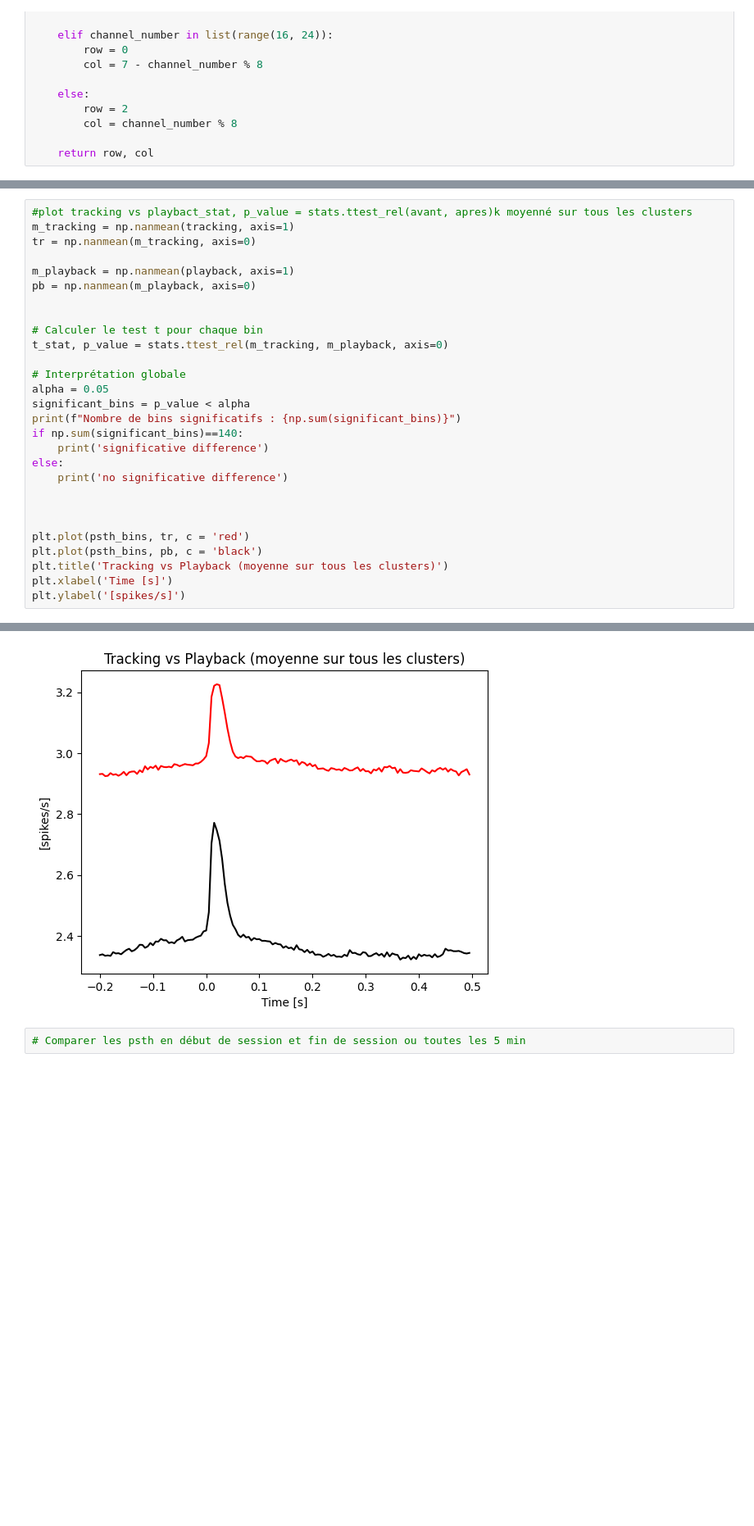
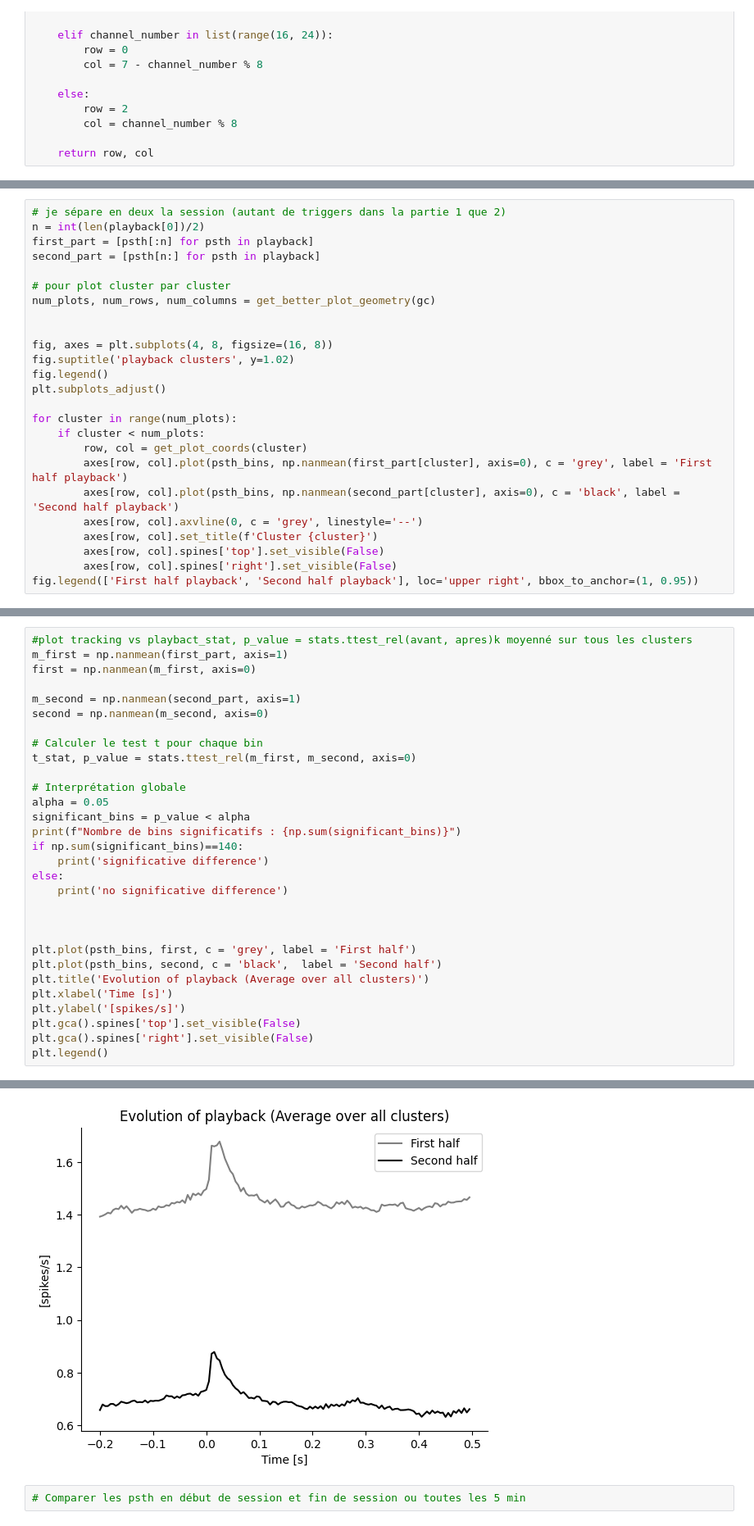
Before and after one commit to felicielevinton/analysebingobike, a Jupyter notebook: analyse_draft.ipynb, the cells around one changed output, grey strips where cells are left out. Shown at 82% size. Saved outputs shown, nothing was run; the diff lists cells and outputs as text; blank space fills up the shorter version.

```diff
--- a/analyse_draft.ipynb
+++ b/analyse_draft.ipynb
@@ -86,0 +86,25 @@ for cluster in range(num_plots):
+# %%
+# je sépare en deux la session (autant de triggers dans la partie 1 que 2)
+n = int(len(playback[0])/2)
+first_part = [psth[:n] for psth in playback]
+second_part = [psth[n:] for psth in playback]
+
+# pour plot cluster par cluster
+num_plots, num_rows, num_columns = get_better_plot_geometry(gc)
+
+
+fig, axes = plt.subplots(4, 8, figsize=(16, 8))
+fig.suptitle('playback clusters', y=1.02)
+fig.legend()
+plt.subplots_adjust()
+
+for cluster in range(num_plots):
+    if cluster < num_plots:
+        row, col = get_plot_coords(cluster)
+        axes[row, col].plot(psth_bins, np.nanmean(first_part[cluster], axis=0), c = 'grey', label = 'First half playback')
+        axes[row, col].plot(psth_bins, np.nanmean(second_part[cluster], axis=0), c = 'black', label = 'Second half playback')
+        axes[row, col].axvline(0, c = 'grey', linestyle='--')
+        axes[row, col].set_title(f'Cluster {cluster}')
+        axes[row, col].spines['top'].set_visible(False)
+        axes[row, col].spines['right'].set_visible(False)
+fig.legend(['First half playback', 'Second half playback'], loc='upper right', bbox_to_anchor=(1, 0.95))
@@ -87,14 +115,13 @@ for cluster in range(num_plots):
 # %%
 #plot tracking vs playbact_stat, p_value = stats.ttest_rel(avant, apres)k moyenné sur tous les clusters
-m_tracking = np.nanmean(tracking, axis=1)
-tr = np.nanmean(m_tracking, axis=0)
+m_first = np.nanmean(first_part, axis=1)
+first = np.nanmean(m_first, axis=0)
 
-m_playback = np.nanmean(playback, axis=1)
-pb = np.nanmean(m_playback, axis=0)
-
+m_second = np.nanmean(second_part, axis=1)
+second = np.nanmean(m_second, axis=0)
 
 # Calculer le test t pour chaque bin
-t_stat, p_value = stats.ttest_rel(m_tracking, m_playback, axis=0)
+t_stat, p_value = stats.ttest_rel(m_first, m_second, axis=0)
 
 # Interprétation globale
 alpha = 0.05
@@ -107,11 +134,14 @@ else:
 
 
 
-plt.plot(psth_bins, tr, c = 'red')
-plt.plot(psth_bins, pb, c = 'black')
-plt.title('Tracking vs Playback (moyenne sur tous les clusters)')
+plt.plot(psth_bins, first, c = 'grey', label = 'First half')
+plt.plot(psth_bins, second, c = 'black',  label = 'Second half')
+plt.title('Evolution of playback (Average over all clusters)')
 plt.xlabel('Time [s]')
 plt.ylabel('[spikes/s]')
+plt.gca().spines['top'].set_visible(False)
+plt.gca().spines['right'].set_visible(False)
+plt.legend()
 # %% [output]
 Nombre de bins significatifs : 140
 significative difference
@@ -118,4 +149,4 @@ significative difference
-[figure, old version]
+[figure, new version]
 # %%
 # Comparer les psth en début de session et fin de session ou toutes les 5 min
 # %%
```
Also changed, not shown: parts of 10 cells of this notebook, 3 other files.
